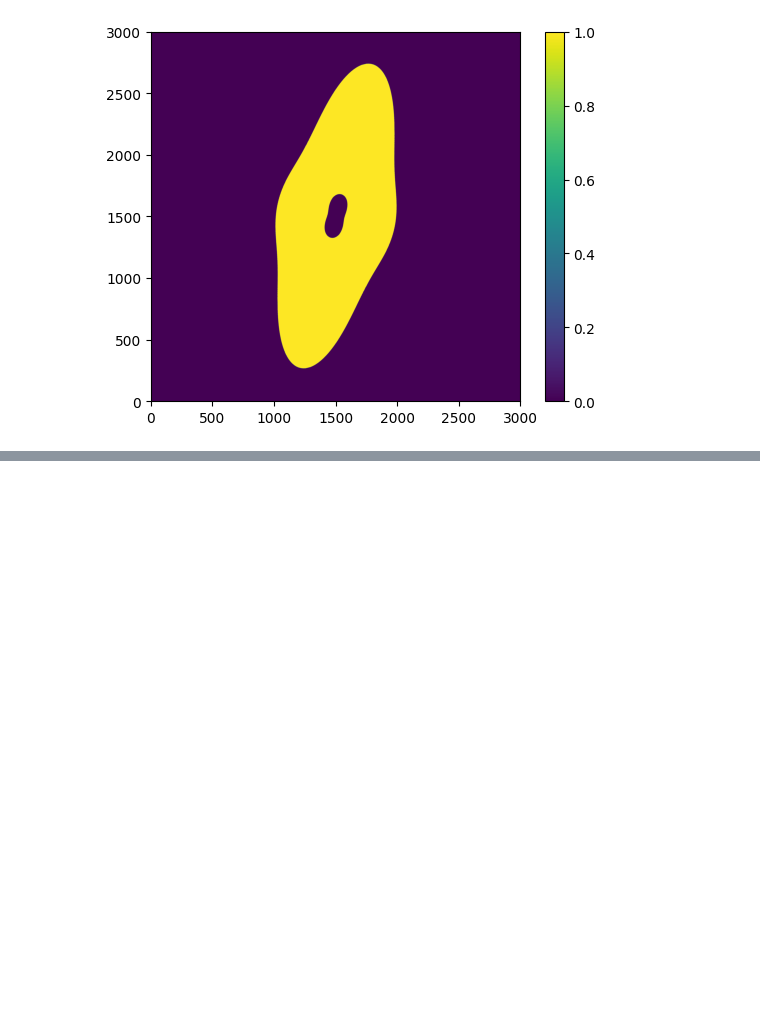
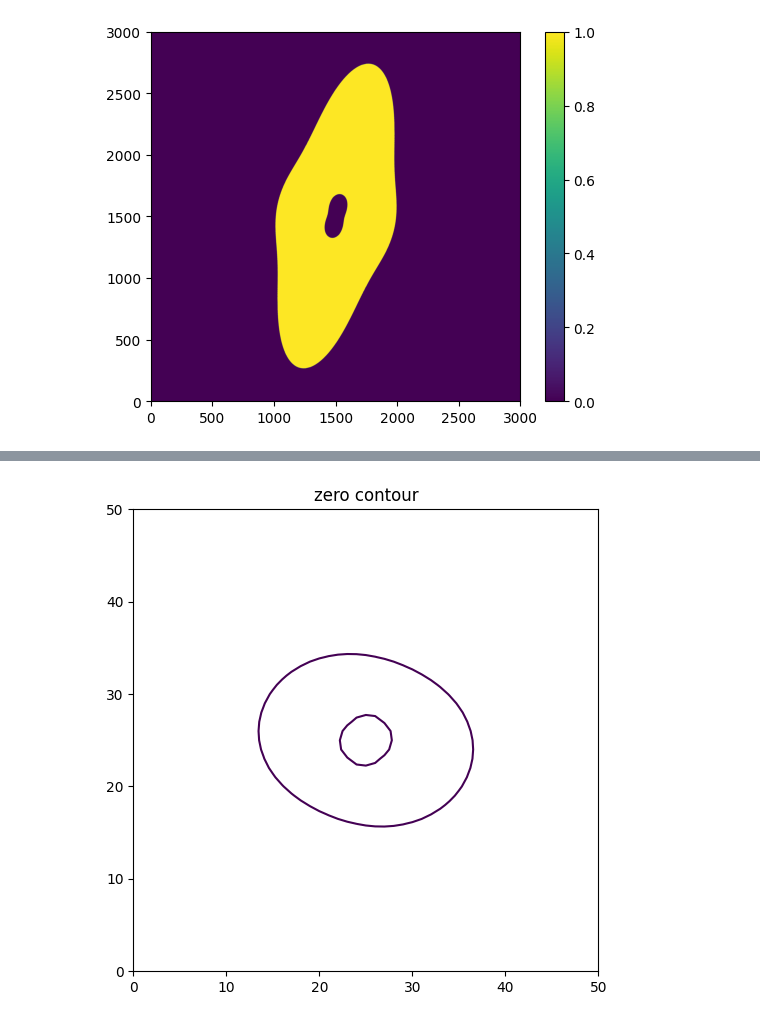
Before and after one commit to OliverRedhead/Gravitational-Lensing, a Jupyter notebook: wk1/PIEMD/piemd_testing.ipynb, the cells around one changed output, grey strips where cells are left out. Cells and saved outputs as stored; diff of their text form; code cells hidden in the pictures; blank space fills up the shorter version.

```diff
--- a/wk1/PIEMD/piemd_testing.ipynb
+++ b/wk1/PIEMD/piemd_testing.ipynb
@@ -91,0 +99,12 @@ plt.show()
+# %%
+a = df.get_magnification(src)
+
+plt.figure(figsize=(6,6))
+cs = plt.contour(a, levels=[0])
+plt.title("zero contour")
+plt.savefig("zero_contour_plot")
+plt.show()
+
+segments = cs.allsegs
+# %% [output]
+[figure, added]
```
Also changed, not shown: parts of 4 cells of this notebook, 6 other files.
